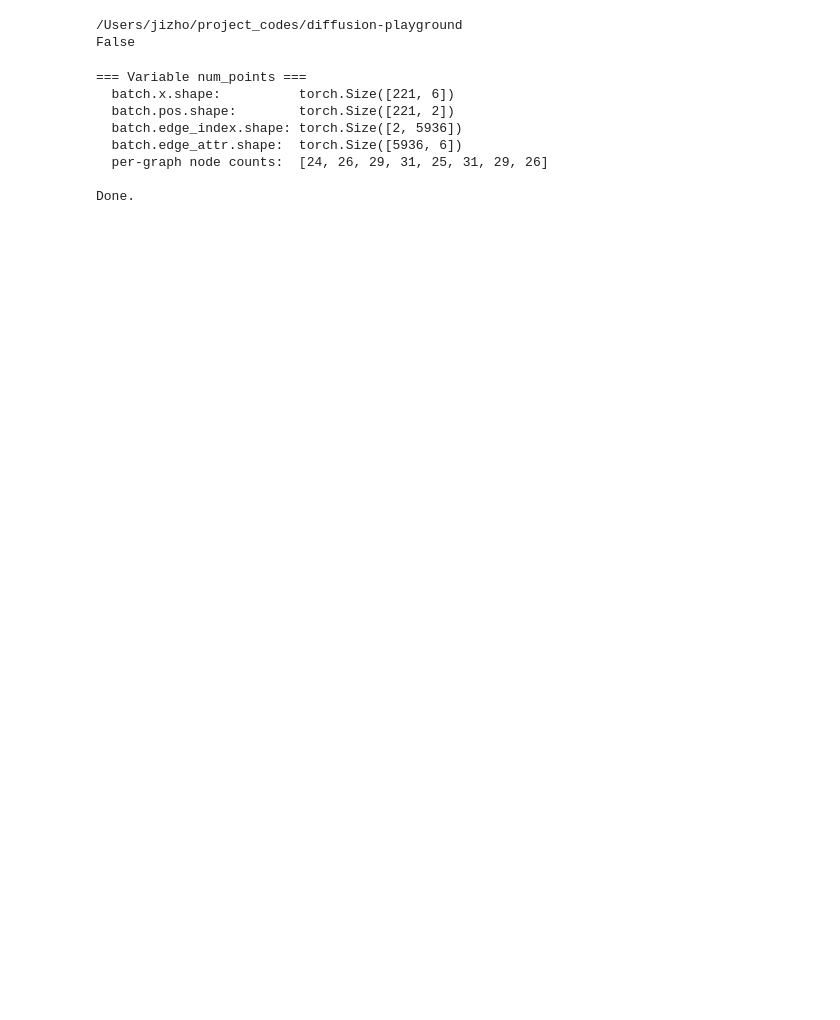
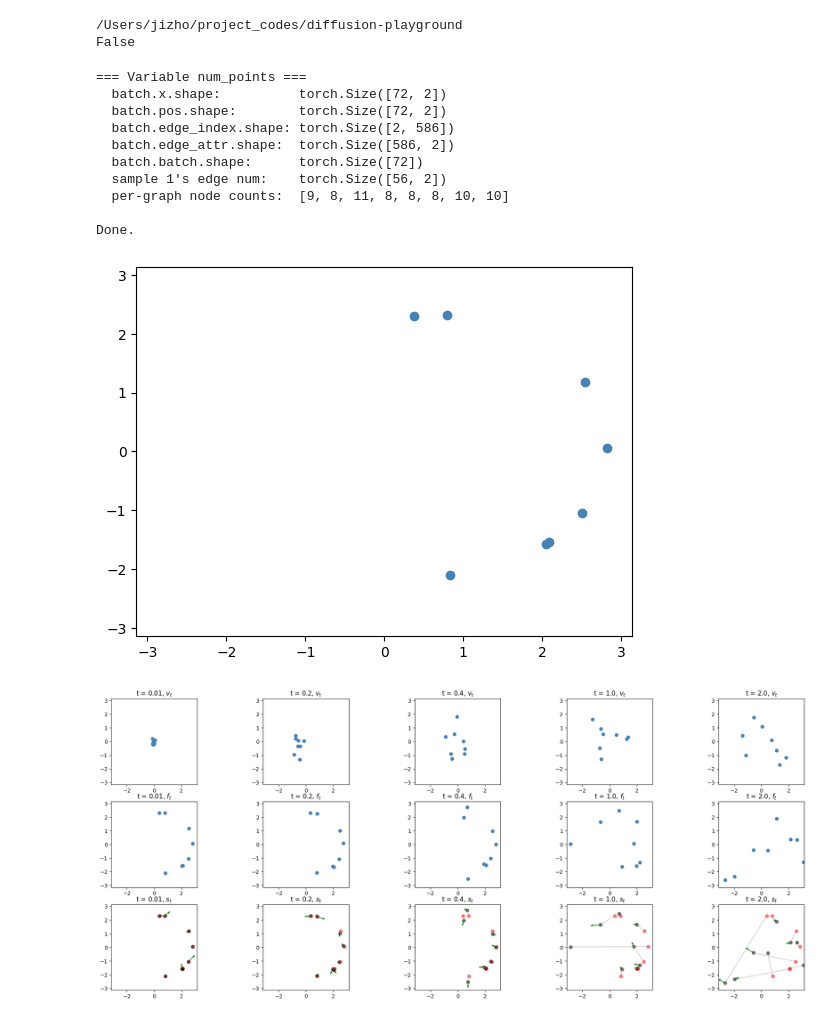
Before and after one commit to MateosCz/diffusion-playground, a Jupyter notebook: shape_analysis.ipynb, the cells around one changed output. Cells and saved outputs as stored; diff of their text form; code cells hidden in the pictures; blank space fills up the shorter version.

```diff
--- a/shape_analysis.ipynb
+++ b/shape_analysis.ipynb
@@ -20,25 +23,91 @@ print(torch.cuda.is_available())
 /Users/jizho/project_codes/diffusion-playground
 False
 # %%
-shape_dataset = Shapes_Dataset(num_points=32, dataset_size=10000, shape_types=["circle"])
-graph_dataset = PyGGraphWrapper(shape_dataset, num_points_range=(24,32), use_fourier=True)
+shape_dataset = Shapes_Dataset(num_points=1000, dataset_size=10000, shape_types=["circle","rectangle","triangle"])
+graph_dataset = PyGGraphWrapper(shape_dataset, num_points_range=(8,12))
 graph_dataloader = PyGDataLoader(graph_dataset, batch_size=8, shuffle=True)
 batch_1_graph = next(iter(graph_dataloader))
+edge_graph = batch_1_graph.batch[batch_1_graph.edge_index[0]]
 print("\n=== Variable num_points ===")
 print(f"  batch.x.shape:          {batch_1_graph.x.shape}")
 print(f"  batch.pos.shape:        {batch_1_graph.pos.shape}")
 print(f"  batch.edge_index.shape: {batch_1_graph.edge_index.shape}")
 print(f"  batch.edge_attr.shape:  {batch_1_graph.edge_attr.shape}")
+print(f"  batch.batch.shape:      {batch_1_graph.batch.shape}")
+print(f"  sample 1's edge num:    {batch_1_graph.edge_attr[edge_graph == 1].shape}")
 # show per-graph node counts
 counts = batch_1_graph.batch.bincount()
 print(f"  per-graph node counts:  {counts.tolist()}")
 print("\nDone.")
+
+mask = batch_1_graph.batch == 1
+xs = batch_1_graph.x[mask]
+fig, ax = plt.subplots()
+ax.scatter(xs[:,0], xs[:,1], c="steelblue", cmap="viridis")
+ax.set_xlim(-torch.pi,torch.pi)
+ax.set_ylim(-torch.pi,torch.pi)
+plt.show()
+
+
+
+TDMmodel = diffusion.TDMDiffusion(dim=2, integrator_type="Euler", trunc_n=13, f_scale=2*torch.pi, total_time=2.0, simplified_param=True, n_sigma_rs=2000)
+
+time_steps = [0.01,0.2,0.4,1.0,2.0]
+
+v_list = []
+pos_list = []
+score_list = []
+for t_step in time_steps:
+    noised_sample_batch, score_batch, t_batch = TDMmodel.sample_forward_graph(batch_1_graph, 2.0, t_dist_kw="constant", v0_dist_kw="zero",constant_t = t_step, return_time=True)
+    vt_batch, noised_graph_batch = noised_sample_batch
+    mask = noised_graph_batch.batch == 1
+    v_list.append(vt_batch[mask])
+    pos_list.append(noised_graph_batch.pos[mask])
+    score_list.append(score_batch[mask])
+
+
+fig, axs = plt.subplots(3, 5, figsize=(25, 10))
+
+for i, t_step in enumerate(time_steps):
+    axs[0, i].scatter(v_list[i][:,0], v_list[i][:,1], c="steelblue", cmap="viridis")
+    axs[0, i].set_title(f"t = {t_step}, $v_t$")
+    axs[0, i].set_aspect("equal")
+    axs[0, i].set_xlim(-torch.pi,torch.pi)
+    axs[0, i].set_ylim(-torch.pi,torch.pi)
+    axs[1, i].scatter(pos_list[i][:,0], pos_list[i][:,1], c="steelblue", cmap="viridis")
+    axs[1, i].set_aspect("equal")
+    axs[1, i].set_title(f"t = {t_step}, $f_t$")
+    axs[1, i].set_xlim(-torch.pi,torch.pi)
+    axs[1, i].set_ylim(-torch.pi,torch.pi)
+
+    t = torch.tensor([t_step])
+    prefactor = TDMmodel._get_prefector(t)
+    sigma_norm_r_t = torch.sqrt(TDMmodel._sigma_norm_t(t))
+    sigma_v = TDMmodel.sde.sigma_t(t)
+    scorev_reverse = score_list[i] * prefactor * sigma_norm_r_t - v_list[i] / (sigma_v**2)
+    segments = np.stack([pos_list[i], xs], axis=1)
+    lc = LineCollection(segments, colors="gray", alpha=0.5,linewidths=1)
+    axs[2, i].add_collection(lc)
+
+    axs[2, i].quiver(pos_list[i][:,0], pos_list[i][:,1], score_list[i][:,0], score_list[i][:,1], color="green", cmap="viridis")
+    axs[2, i].scatter(xs[:,0], xs[:,1], c="red", cmap="viridis", alpha=0.5)
+    axs[2, i].scatter(pos_list[i][:,0], pos_list[i][:,1], c="black", cmap="viridis", alpha=0.5)
+    axs[2, i].set_aspect("equal")
+    axs[2, i].set_title(f"t = {t_step}, $s_t$")
+    axs[2, i].set_xlim(-torch.pi,torch.pi)
+    axs[2, i].set_ylim(-torch.pi,torch.pi)
+
+plt.show()
 # %% [output]
 === Variable num_points ===
-  batch.x.shape:          torch.Size([221, 6])
-  batch.pos.shape:        torch.Size([221, 2])
-  batch.edge_index.shape: torch.Size([2, 5936])
-  batch.edge_attr.shape:  torch.Size([5936, 6])
-  per-graph node counts:  [24, 26, 29, 31, 25, 31, 29, 26]
+  batch.x.shape:          torch.Size([72, 2])
+  batch.pos.shape:        torch.Size([72, 2])
+  batch.edge_index.shape: torch.Size([2, 586])
+  batch.edge_attr.shape:  torch.Size([586, 2])
+  batch.batch.shape:      torch.Size([72])
+  sample 1's edge num:    torch.Size([56, 2])
+  per-graph node counts:  [9, 8, 11, 8, 8, 8, 10, 10]
 
 Done.
+[figure, added]
+[figure, added]
```
Also changed, not shown: parts of 1 cell of this notebook, 3 other files.
